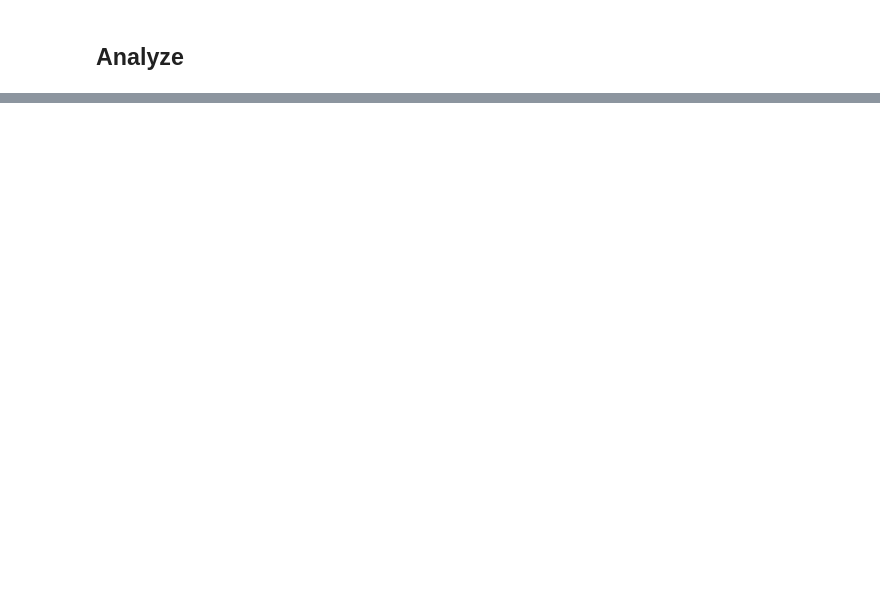
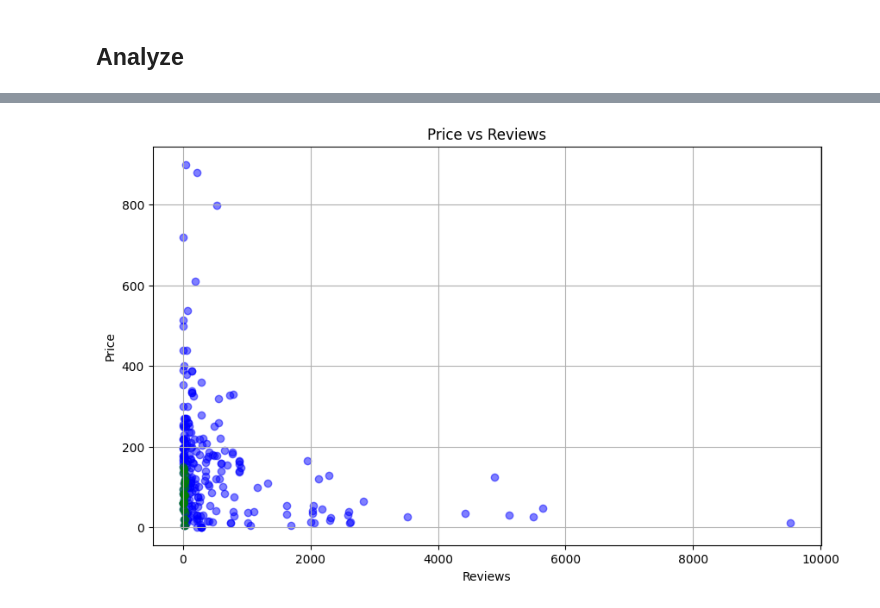
Before and after one commit to BrianValdiviesoDev/reviewshub, a Jupyter notebook: scrapper/services/pccom.ipynb, the cells around one changed output, grey strips where cells are left out. Saved outputs shown, nothing was run; the diff lists cells and outputs as text; code cells hidden in the pictures; blank space fills up the shorter version.

```diff
--- a/scrapper/services/pccom.ipynb
+++ b/scrapper/services/pccom.ipynb
@@ -128,0 +190,20 @@ MIN: 10.99
+# %%
+opportunities = worst[worst['price'] < products['price'].mean()]
+opportunitiesPrice = [
+    opportunities['price'].mean(),
+    opportunities['price'].max(),
+    opportunities['price'].min(),
+    opportunities['price'].quantile(0.25),
+    opportunities['price'].quantile(0.75)
+]
+
+lessThan10 = opportunities[opportunities['reviews'] < minimumReviews]
+
+print(f"Opportunities: {opportunities['name'].count()} / {worst['name'].count()}")
+print(f"Less than {minimumReviews} reviews: {lessThan10['name'].count()} / {opportunities['name'].count()}")
+print(f"Mean: {opportunitiesPrice[0]}")
+
+print(f"Mean reviews: {opportunities['reviews'].mean()}")
+
+print()
+display(lessThan10)
@@ -128,0 +268,15 @@ MIN: 10.99
+# %%
+price = products['price']
+reviews = products['reviews']
+
+# Create a scatter plot
+plt.figure(figsize=(10, 6))
+plt.scatter(reviews, price, color='blue', alpha=0.5)
+plt.scatter(opportunities['reviews'], opportunities['price'], color='green', alpha=0.5)
+plt.title('Price vs Reviews')
+plt.xlabel('Reviews')
+plt.ylabel('Price')
+plt.grid(True)
+plt.show()
+# %% [output]
+[figure, added]
```
Also changed, not shown: parts of 17 cells of this notebook, 3 other files.
